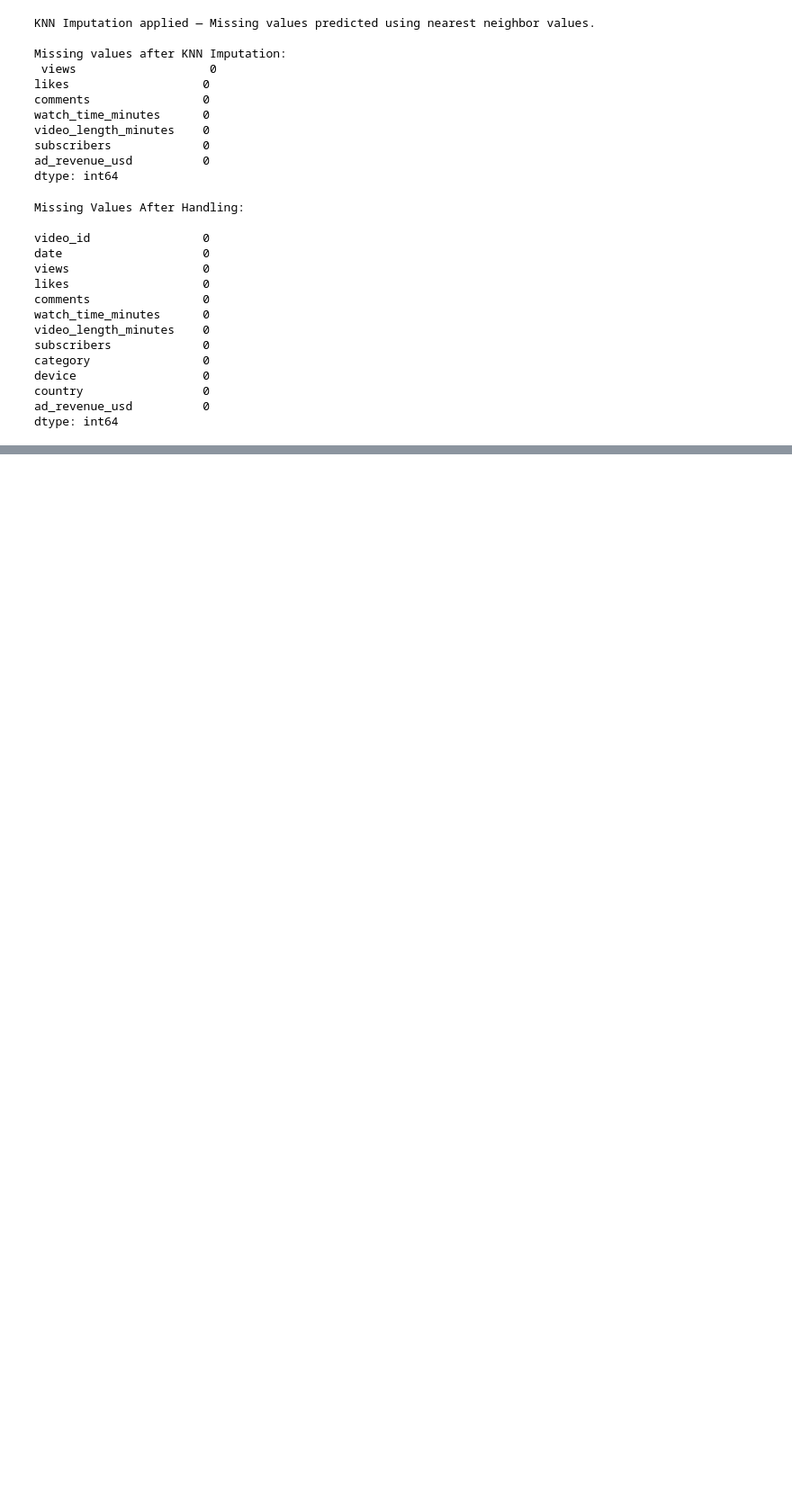
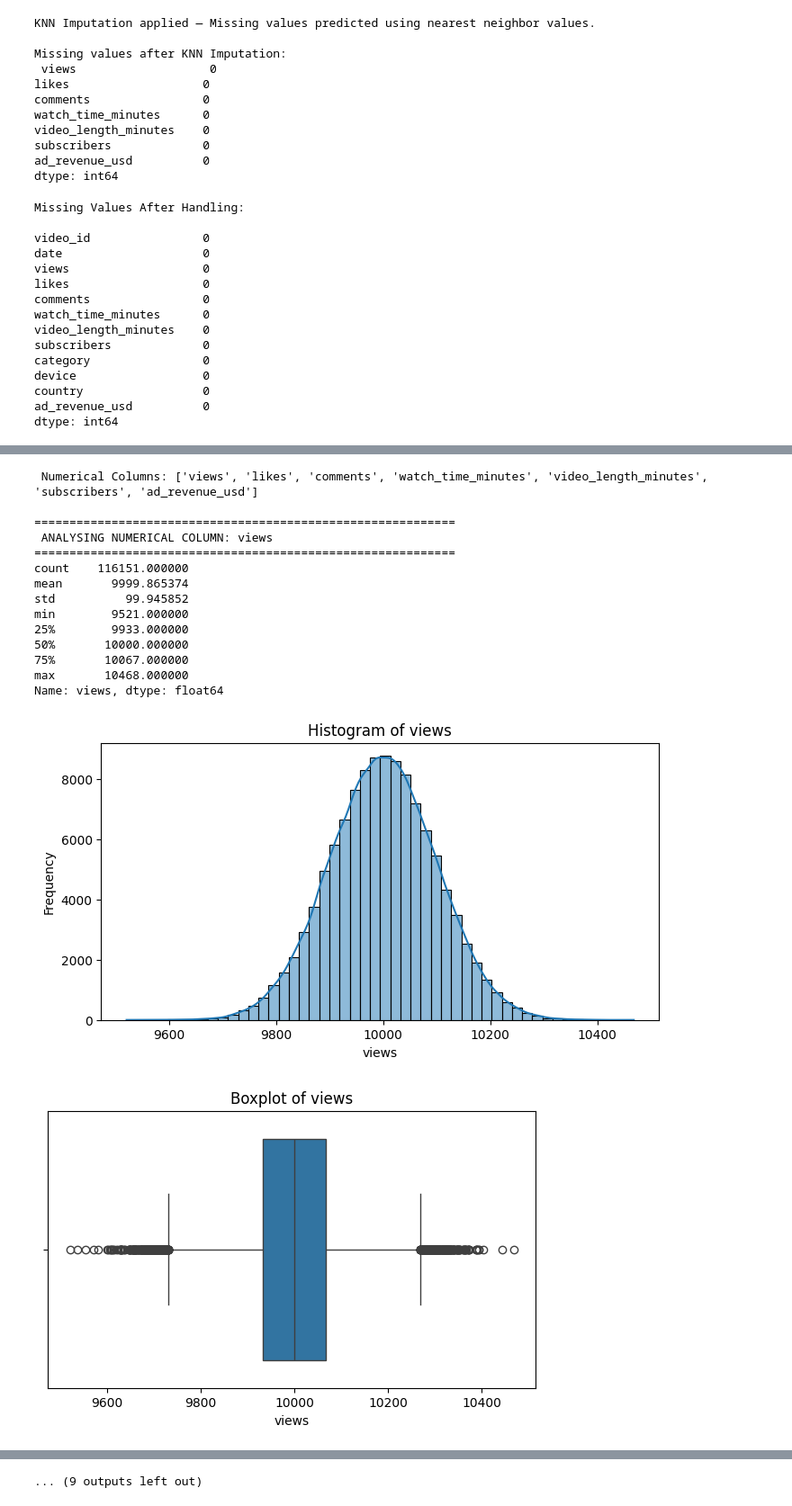
Before and after one commit to 150699/Social_Media_Analytics, a Jupyter notebook: app.ipynb, the cells around one changed output, grey strips where cells are left out. Shown at 90% size. Saved outputs shown, nothing was run; the diff lists cells and outputs as text; code cells hidden in the pictures; blank space fills up the shorter version.

```diff
--- a/app.ipynb
+++ b/app.ipynb
@@ -329,0 +395,7 @@ dtype: int64
+# %%
+file_path = r"C:\Users\ASUS\OneDrive\Desktop\Content Monetization Modeler\cleaned_dataset.csv"
+df = pd.read_csv(file_path)
+summary_stats = df.describe()
+
+print("🔍 Basic Summary Statistics:\n")
+print(summary_stats)
@@ -329,0 +428,41 @@ dtype: int64
+# %%
+numeric_cols = df.select_dtypes(include=['int64', 'float64']).columns
+print(" Numerical Columns:", list(numeric_cols))
+
+for col in numeric_cols:
+
+    print("\n" + "="*60)
+    print(f" ANALYSING NUMERICAL COLUMN: {col}")
+    print("="*60)
+
+    print(df[col].describe())
+
+    plt.figure(figsize=(8,4))
+    sns.histplot(df[col], bins=50, kde=True)
+    plt.title(f"Histogram of {col}")
+    plt.xlabel(col)
+    plt.ylabel("Frequency")
+    plt.show()
+
+    plt.figure(figsize=(7,4))
+    sns.boxplot(x=df[col])
+    plt.title(f"Boxplot of {col}")
+    plt.xlabel(col)
+    plt.show()
+# %% [output]
+ Numerical Columns: ['views', 'likes', 'comments', 'watch_time_minutes', 'video_length_minutes', 'subscribers', 'ad_revenue_usd']
+
+============================================================
+ ANALYSING NUMERICAL COLUMN: views
+============================================================
+count    116151.000000
+mean       9999.865374
+std          99.945852
+min        9521.000000
+25%        9933.000000
+50%       10000.000000
+75%       10067.000000
+max       10468.000000
+Name: views, dtype: float64
+[figure, added]
+[figure, added]
@@ -329,0 +511 @@ dtype: int64
+... (9 outputs left out)
```
Also changed, not shown: parts of 40 cells of this notebook, 2 other files.
